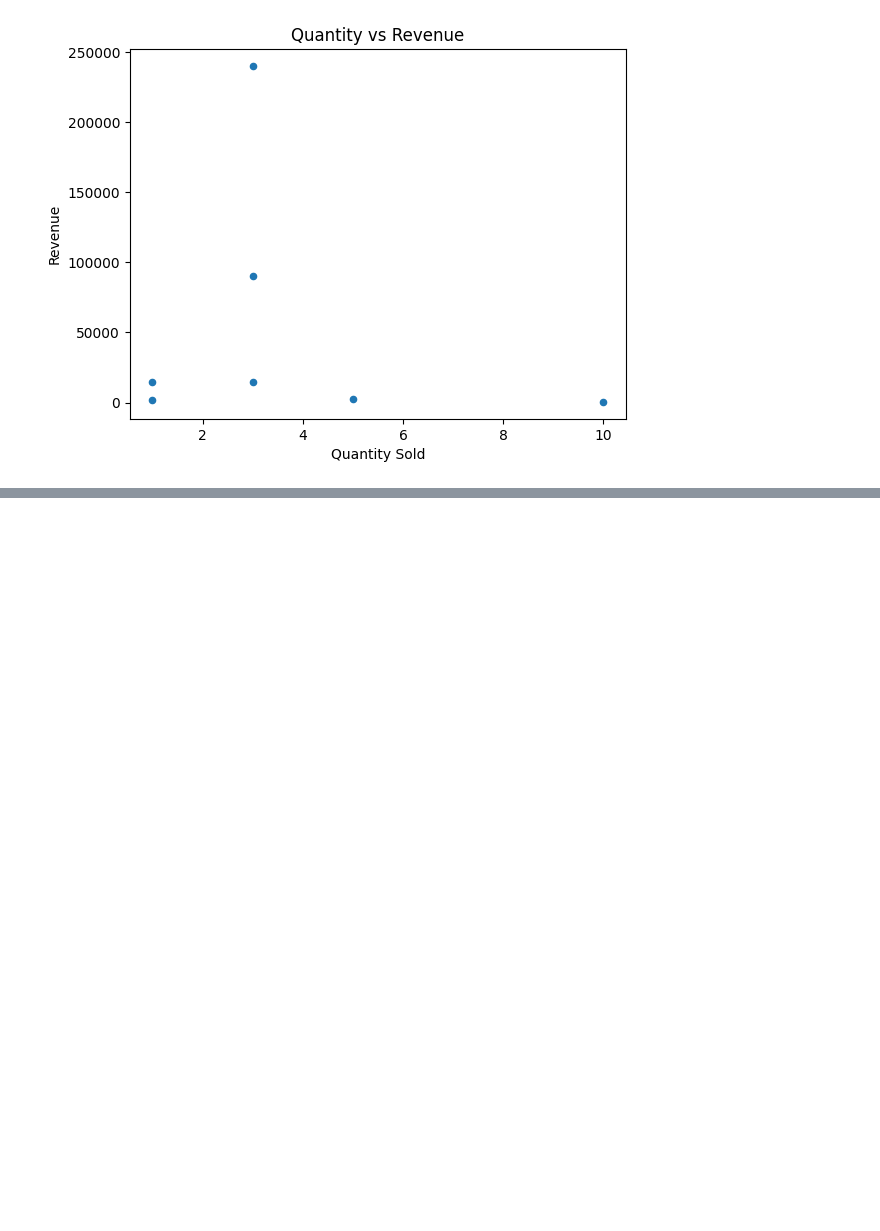
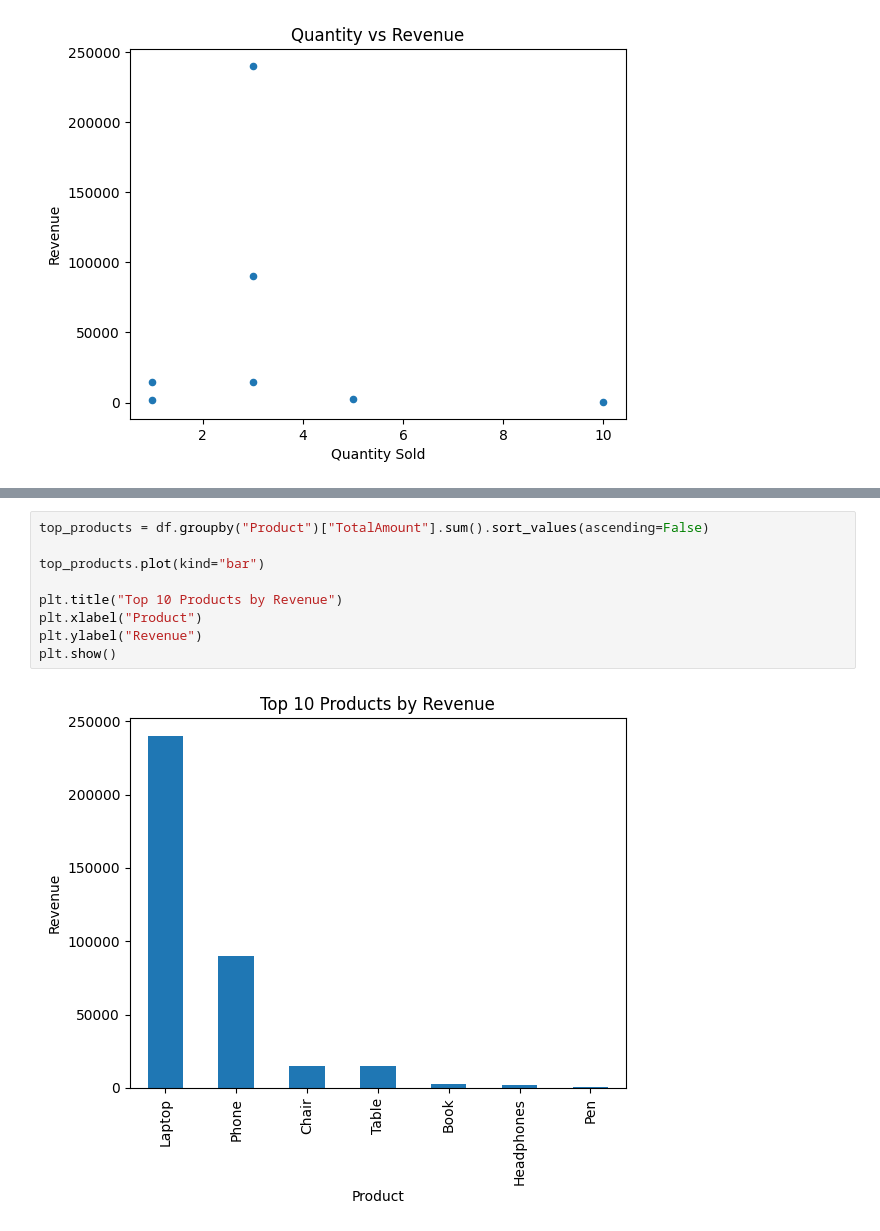
Before and after one commit to suzzzel5/Sales_Data-Analysis, a Jupyter notebook: num_panda5.ipynb, the cells around one changed output, grey strips where cells are left out. Cells and saved outputs as stored; diff of their text form; blank space fills up the shorter version.

```diff
--- a/num_panda5.ipynb
+++ b/num_panda5.ipynb
@@ -85,0 +96,11 @@ plt.show()
+# %%
+top_products = df.groupby("Product")["TotalAmount"].sum().sort_values(ascending=False)
+
+top_products.plot(kind="bar")
+
+plt.title("Top 10 Products by Revenue")
+plt.xlabel("Product")
+plt.ylabel("Revenue")
+plt.show()
+# %% [output]
+[figure, added]
```
Also changed, not shown: parts of 1 cell of this notebook.
